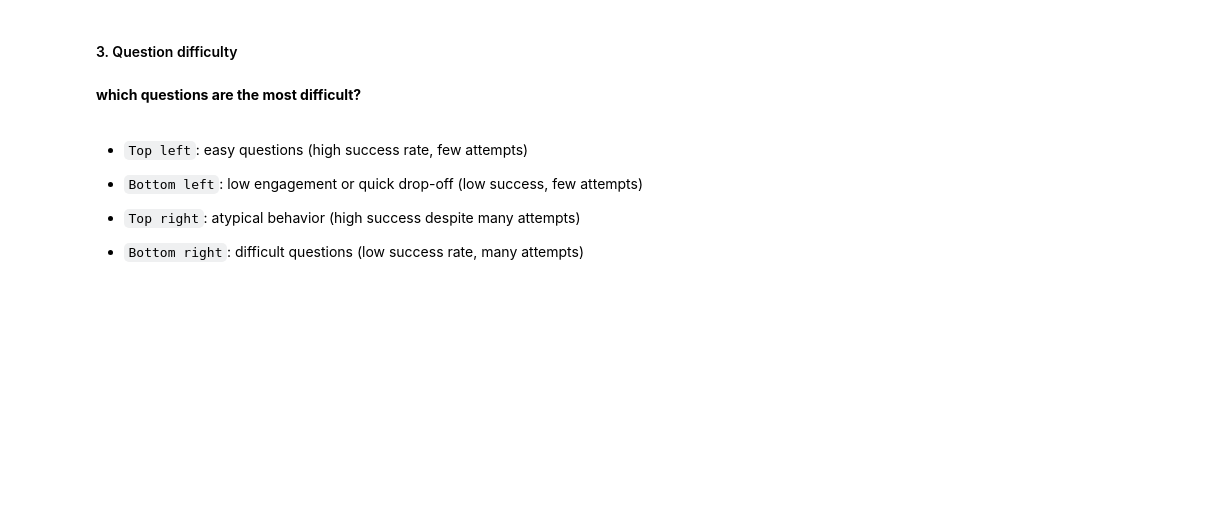
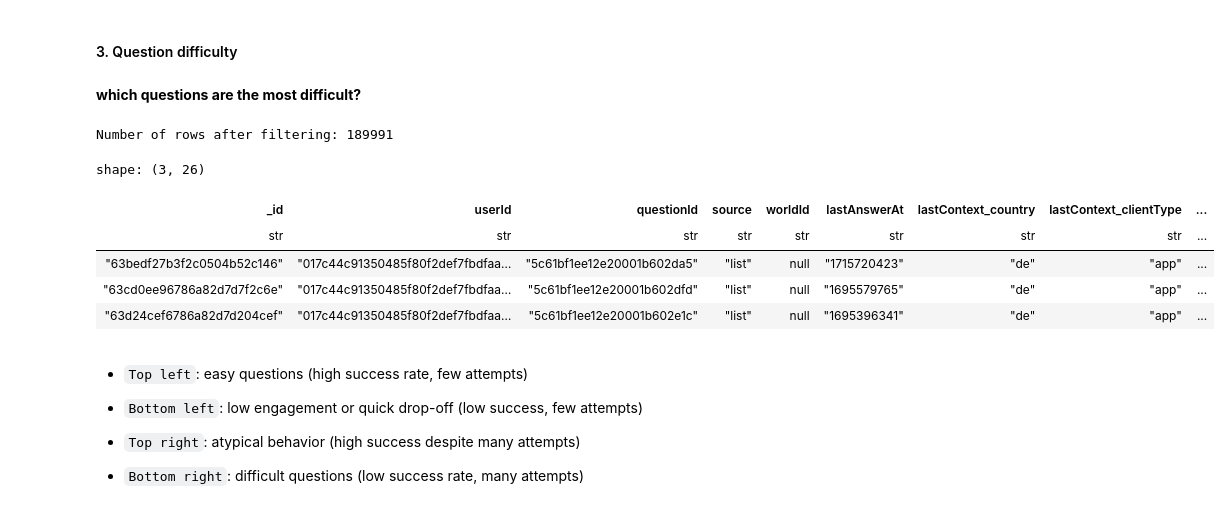
Before and after one commit to doumiSaloua/driving-license-analysis, a Jupyter notebook: Notebooks/analysis.ipynb, the cells around one changed output. Cells and saved outputs as stored; diff of their text form; code cells hidden in the pictures; blank space fills up the shorter version.

```diff
--- a/Notebooks/analysis.ipynb
+++ b/Notebooks/analysis.ipynb
@@ -624,4 +635,17 @@ This suggests that most questions are relatively easy, but some interactions ref
 #### 3. Question difficulty
 # %% [markdown]
 **which questions are the most difficult?**
+# %%
+df_analysis = df.filter(pl.col("num_attempts") > 0)
+
+print(f"Number of rows after filtering: {len(df_analysis)}")
+df_analysis.head(3)
+# %% [output]
+Number of rows after filtering: 189991
+shape: (3, 26)
+| _id | userId | questionId | source | worldId | lastAnswerAt | lastContext_country | lastContext_clientType | ... |
+| str | str | str | str | str | str | str | str | ... |
+| "63bedf27b3f2c0504b52c146" | "017c44c91350485f80f2def7fbdfaa… | "5c61bf1ee12e20001b602da5" | "list" | null | "1715720423" | "de" | "app" | ... |
+| "63cd0ee96786a82d7d7f2c6e" | "017c44c91350485f80f2def7fbdfaa… | "5c61bf1ee12e20001b602dfd" | "list" | null | "1695579765" | "de" | "app" | ... |
+| "63d24cef6786a82d7d204cef" | "017c44c91350485f80f2def7fbdfaa… | "5c61bf1ee12e20001b602e1c" | "list" | null | "1695396341" | "de" | "app" | ... |
 # %%
```
Also changed, not shown: parts of 27 cells of this notebook.
